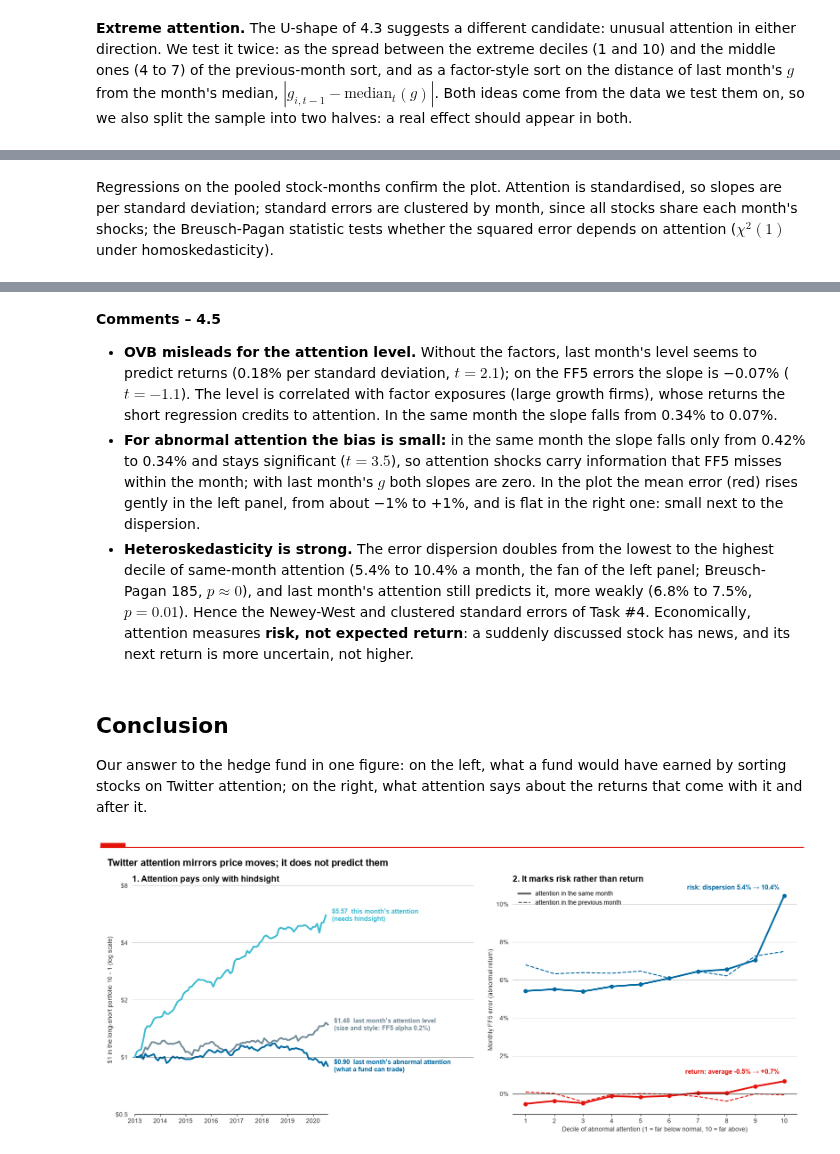
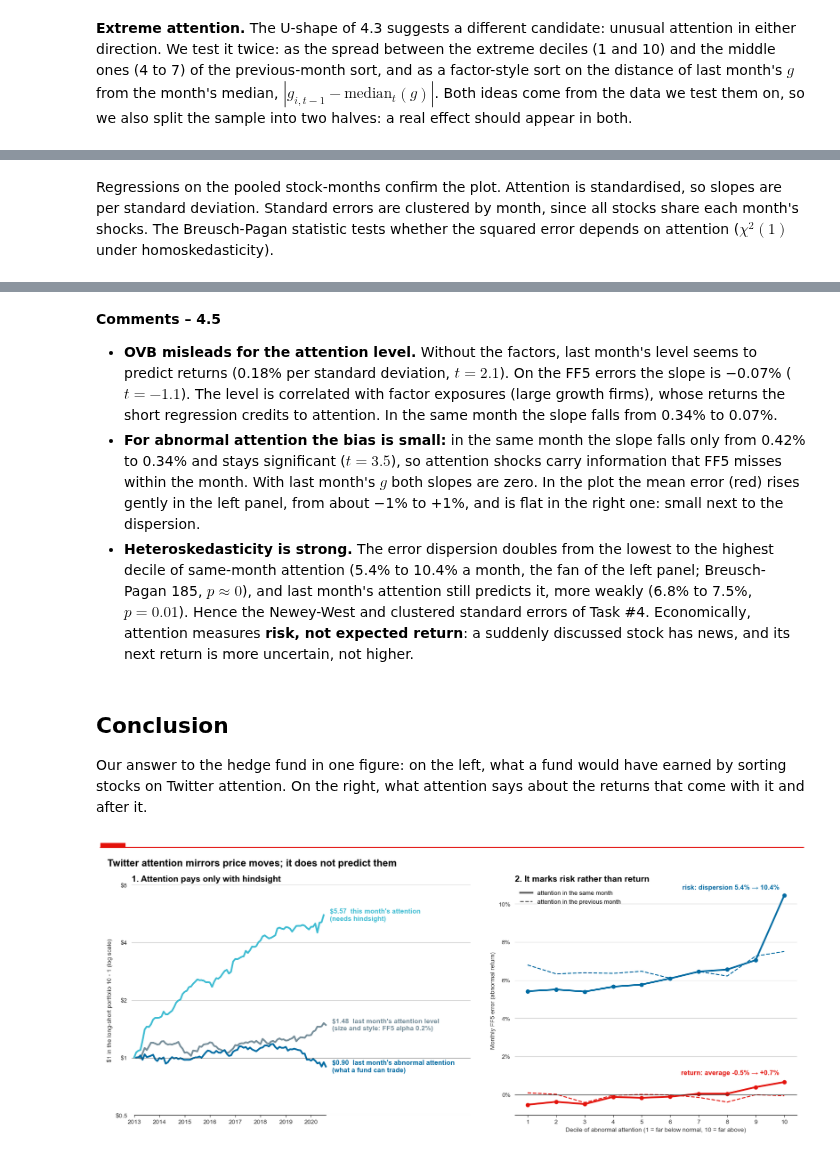
Before and after one commit to cboumans/Finance_with_Big_Data, a Jupyter notebook: lab3/PCLab3_Group4.ipynb, the cells around one changed output, grey strips where cells are left out. Saved outputs shown, nothing was run; the diff lists cells and outputs as text; code cells hidden in the pictures.

```diff
--- a/lab3/PCLab3_Group4.ipynb
+++ b/lab3/PCLab3_Group4.ipynb
@@ -1332,5 +1332,5 @@ FF5 regressions for 263 stocks, 2013-01 to 2020-07: average R2 0.40, residual vo
 # %% [markdown]
-Regressions on the pooled stock-months confirm the plot. Attention is standardised, so slopes are per standard deviation; standard errors are clustered by month, since all stocks share each month's shocks; the Breusch-Pagan statistic tests whether the squared error depends on attention ($\chi^2(1)$ under homoskedasticity).
+Regressions on the pooled stock-months confirm the plot. Attention is standardised, so slopes are per standard deviation. Standard errors are clustered by month, since all stocks share each month's shocks. The Breusch-Pagan statistic tests whether the squared error depends on attention ($\chi^2(1)$ under homoskedasticity).
 # %%
 rows = {}
 for (name, timing), data in panels.items():
@@ -1357,12 +1357,12 @@ error_table.style.format({"slope, return on g": "{:.2%}", "slope, FF5 error on g
 # %% [markdown]
 **Comments – 4.5**
 
-- **OVB misleads for the attention level.** Without the factors, last month's level seems to predict returns (0.18% per standard deviation, $t = 2.1$); on the FF5 errors the slope is −0.07% ($t = −1.1$). The level is correlated with factor exposures (large growth firms), whose returns the short regression credits to attention. In the same month the slope falls from 0.34% to 0.07%.
-- **For abnormal attention the bias is small:** in the same month the slope falls only from 0.42% to 0.34% and stays significant ($t = 3.5$), so attention shocks carry information that FF5 misses within the month; with last month's $g$ both slopes are zero. In the plot the mean error (red) rises gently in the left panel, from about −1% to +1%, and is flat in the right one: small next to the dispersion.
+- **OVB misleads for the attention level.** Without the factors, last month's level seems to predict returns (0.18% per standard deviation, $t = 2.1$). On the FF5 errors the slope is −0.07% ($t = −1.1$). The level is correlated with factor exposures (large growth firms), whose returns the short regression credits to attention. In the same month the slope falls from 0.34% to 0.07%.
+- **For abnormal attention the bias is small:** in the same month the slope falls only from 0.42% to 0.34% and stays significant ($t = 3.5$), so attention shocks carry information that FF5 misses within the month. With last month's $g$ both slopes are zero. In the plot the mean error (red) rises gently in the left panel, from about −1% to +1%, and is flat in the right one: small next to the dispersion.
 - **Heteroskedasticity is strong.** The error dispersion doubles from the lowest to the highest decile of same-month attention (5.4% to 10.4% a month, the fan of the left panel; Breusch-Pagan 185, $p \approx 0$), and last month's attention still predicts it, more weakly (6.8% to 7.5%, $p = 0.01$). Hence the Newey-West and clustered standard errors of Task #4. Economically, attention measures **risk, not expected return**: a suddenly discussed stock has news, and its next return is more uncertain, not higher.
 # %% [markdown]
 ## Conclusion
-Our answer to the hedge fund in one figure: on the left, what a fund would have earned by sorting stocks on Twitter attention; on the right, what attention says about the returns that come with it and after it.
+Our answer to the hedge fund in one figure: on the left, what a fund would have earned by sorting stocks on Twitter attention. On the right, what attention says about the returns that come with it and after it.
 # %%
 def value_of_dollar(spread):
     '''Value of $1 in a monthly long-short return series, indexed by the end of each month in years.'''
@@ -1390,35 +1390,35 @@ axes[0].set_xlim(2012.9, 2026.3)                                         # room
 axes[0].set_xticks(range(2013, 2021))
 axes[0].spines["bottom"].set_bounds(2013, value.index[-1])
 axes[0].set_title("1. Attention pays only with hindsight")
 axes[0].set_ylabel("$1 in the long-short portfolio 10 - 1 (log scale)")
 axes[0].grid(False, axis="x")
 
 # Right: average and dispersion of the FF5 error by decile of abnormal attention
 for timing, style, width in [("same month", "-", 2.8), ("previous month", "--", 1.6)]:
     by = panels[("abnormal attention g", timing)].groupby("decile", observed=True)["error"].agg(["mean", "std"])
     deciles = by.index.astype(int)
     axes[1].plot(deciles, by["std"], color=ECONOMIST_COLORS[0], ls=style, lw=width, marker="o" if timing == "same month" else None)
     axes[1].plot(deciles, by["mean"], color=ECONOMIST_RED, ls=style, lw=width, marker="o" if timing == "same month" else None)
     if timing == "same month":
         axes[1].annotate(f"risk: dispersion {by['std'].iloc[0]:.1%} → {by['std'].iloc[-1]:.1%}", (10, by["std"].iloc[-1]), xytext=(-8, 8),
                          textcoords="offset points", ha="right", va="bottom", color=ECONOMIST_COLORS[0], fontsize=11, fontweight="bold")
         axes[1].annotate(f"return: average {by['mean'].iloc[0]:+.1%} → {by['mean'].iloc[-1]:+.1%}", (10, by["mean"].iloc[-1]), xytext=(-8, 10),
                          textcoords="offset points", ha="right", va="bottom", color=ECONOMIST_RED, fontsize=11, fontweight="bold")
 axes[1].plot([], [], color="#555555", lw=2.8, label="attention in the same month")
 axes[1].plot([], [], color="#555555", lw=1.6, ls="--", label="attention in the previous month")
 axes[1].legend(loc="upper left")
 axes[1].axhline(0, color="#333333", lw=0.8)
 axes[1].set_xticks(range(1, 11))
 axes[1].yaxis.set_major_formatter(PercentFormatter(1, decimals=0))
 axes[1].set_title("2. It marks risk rather than return")
 axes[1].set_xlabel("Decile of abnormal attention (1 = far below normal, 10 = far above)")
 axes[1].set_ylabel("Monthly FF5 error (abnormal return)")
 axes[1].grid(False, axis="x")
 
-fig.suptitle("Twitter attention mirrors price moves; it does not predict them", x=0.01, ha="left", fontsize=16, fontweight="bold")
+fig.suptitle("Twitter attention mirrors price moves. It does not predict them", x=0.01, ha="left", fontsize=16, fontweight="bold")
 show()
 # %% [output]
-[figure, old version]
+[figure, new version]
 # %% [markdown]
 **Left: attention pays only with hindsight.** Sorted on this month's attention, the long-short portfolio turns \$1 into \$5.57 (2.0% a month, $t = 5.0$). Sorted on last month's attention, the information a fund actually has, it ends at \$0.90 ($t = −0.4$), and betting on extreme attention in either direction worked in 2013-2016 but not since (4.4). The most discussed stocks did earn \$1.48, but as large growth firms, which the five factors explain (omitted-variable bias).
 
```
Also changed, not shown: parts of 28 cells of this notebook, 3 other files.
